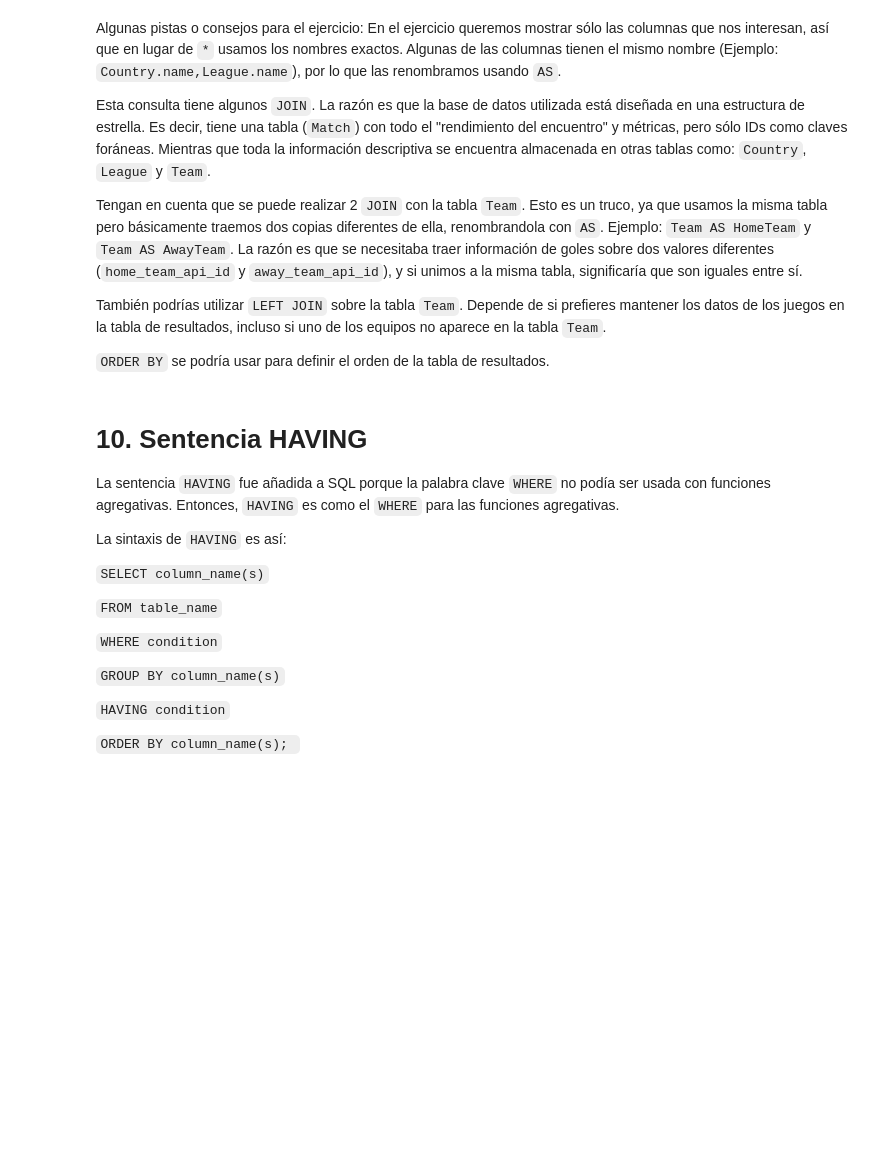
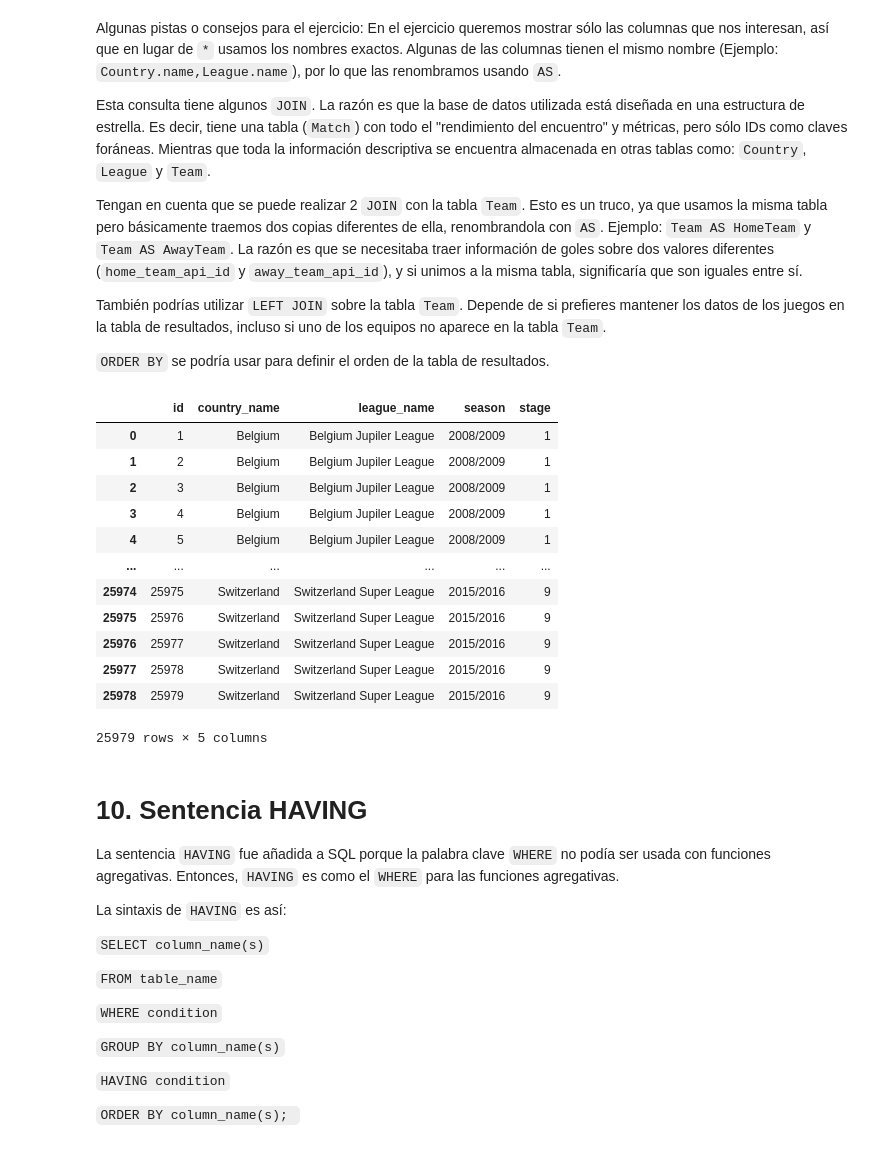
Before and after one commit to ccalderon1998/Camilo_Calderon_talento_tech, a Jupyter notebook: Copia_de_Data_Analysis_SQL.ipynb, the cells around one changed output. Cells and saved outputs as stored; diff of their text form; code cells hidden in the pictures; blank space fills up the shorter version.

```diff
--- a/Copia_de_Data_Analysis_SQL.ipynb
+++ b/Copia_de_Data_Analysis_SQL.ipynb
@@ -1258,11 +1364,32 @@ También podrías utilizar `LEFT JOIN` sobre la tabla `Team`. Depende de si pref
 `ORDER BY` se podría usar para definir el orden de la tabla de resultados.
 # %%
 #Ingrese la la consulta SQL entre un par de 3 comillas dobles: """consulta SQL""" después de la palabra query =
-query =
+query =  """SELECT Match.id,
+            Country.name AS country_name,
+            League.name AS league_name,
+            season,
+            stage
+            FROM Match
+            JOIN Country ON Country.id = Match.country_id
+            JOIN League ON League.id = Match.league_id"""
 
 #No modificar lo siguiente:
 detailed_matches = pd.read_sql(query, conn)
 detailed_matches
+# %% [output]
+|  | id | country_name | league_name | season | stage |
+| 0 | 1 | Belgium | Belgium Jupiler League | 2008/2009 | 1 |
+| 1 | 2 | Belgium | Belgium Jupiler League | 2008/2009 | 1 |
+| 2 | 3 | Belgium | Belgium Jupiler League | 2008/2009 | 1 |
+| 3 | 4 | Belgium | Belgium Jupiler League | 2008/2009 | 1 |
+| 4 | 5 | Belgium | Belgium Jupiler League | 2008/2009 | 1 |
+| ... | ... | ... | ... | ... | ... |
+| 25974 | 25975 | Switzerland | Switzerland Super League | 2015/2016 | 9 |
+| 25975 | 25976 | Switzerland | Switzerland Super League | 2015/2016 | 9 |
+| 25976 | 25977 | Switzerland | Switzerland Super League | 2015/2016 | 9 |
+| 25977 | 25978 | Switzerland | Switzerland Super League | 2015/2016 | 9 |
+| 25978 | 25979 | Switzerland | Switzerland Super League | 2015/2016 | 9 |
+25979 rows × 5 columns
 # %% [markdown]
 # 10. Sentencia HAVING
 
```
Also changed, not shown: parts of 15 cells of this notebook.
